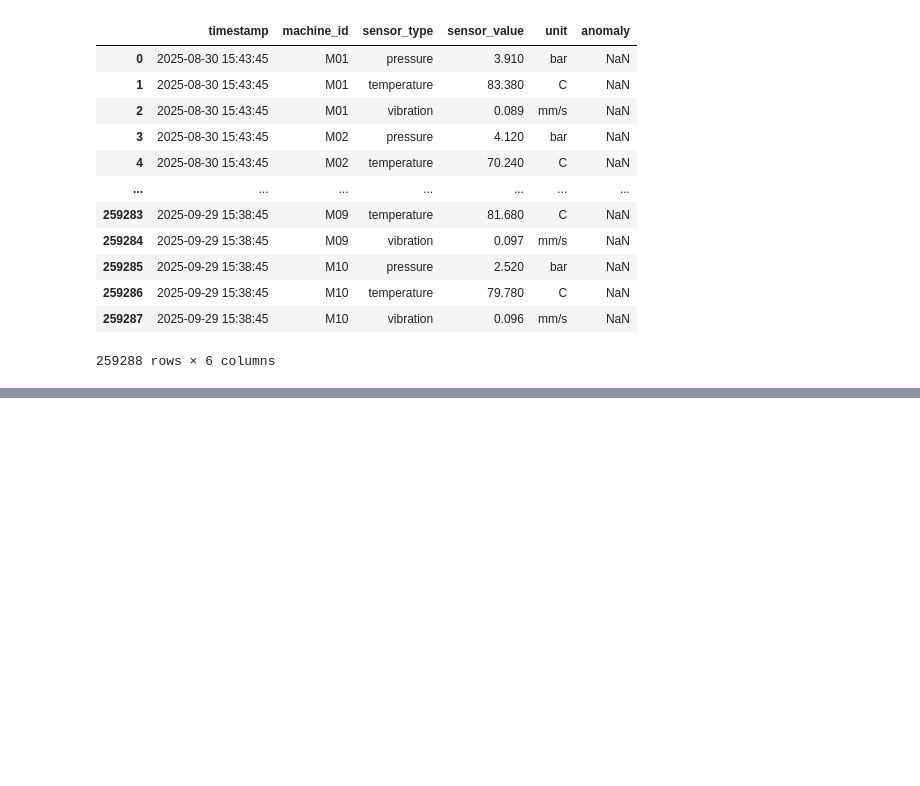
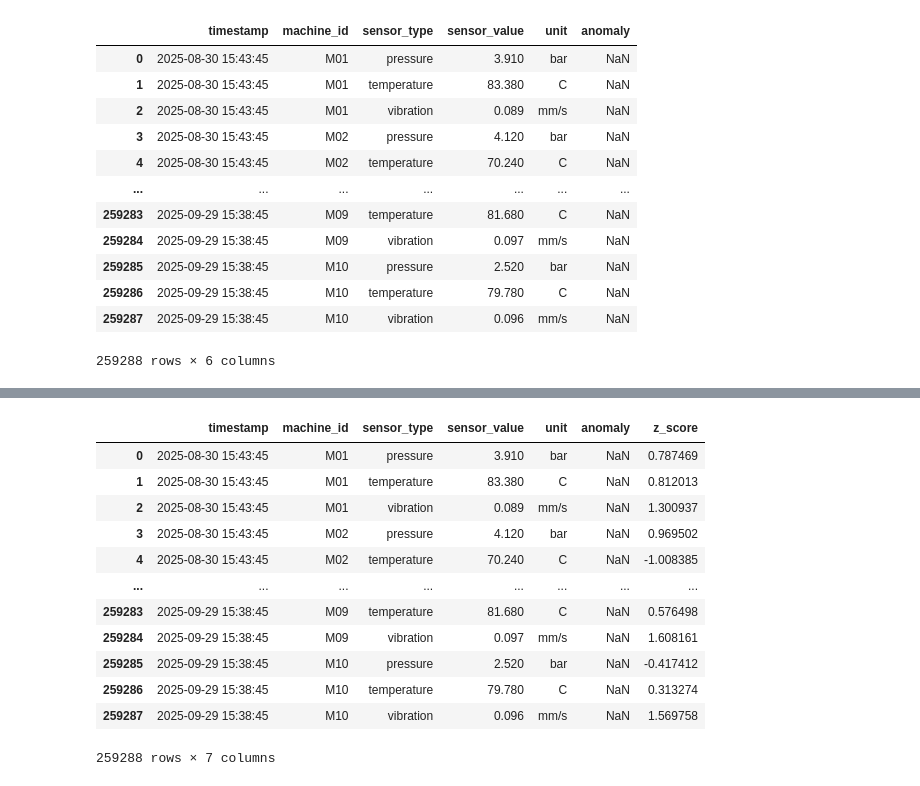
Before and after one commit to sameer99-debug/pandas, a Jupyter notebook: project1.ipynb, the cells around one changed output, grey strips where cells are left out. Cells and saved outputs as stored; diff of their text form; code cells hidden in the pictures; blank space fills up the shorter version.

```diff
--- a/project1.ipynb
+++ b/project1.ipynb
@@ -366,0 +389,18 @@ anomaly_table
+# %%
+anomaly_table['z_score'] = anomaly_table.groupby('sensor_type')['sensor_value'].transform(lambda x: (x - x.mean()) / x.std())
+# %%
+anomaly_table
+# %% [output]
+|  | timestamp | machine_id | sensor_type | sensor_value | unit | anomaly | z_score |
+| 0 | 2025-08-30 15:43:45 | M01 | pressure | 3.910 | bar | NaN | 0.787469 |
+| 1 | 2025-08-30 15:43:45 | M01 | temperature | 83.380 | C | NaN | 0.812013 |
+| 2 | 2025-08-30 15:43:45 | M01 | vibration | 0.089 | mm/s | NaN | 1.300937 |
+| 3 | 2025-08-30 15:43:45 | M02 | pressure | 4.120 | bar | NaN | 0.969502 |
+| 4 | 2025-08-30 15:43:45 | M02 | temperature | 70.240 | C | NaN | -1.008385 |
+| ... | ... | ... | ... | ... | ... | ... | ... |
+| 259283 | 2025-09-29 15:38:45 | M09 | temperature | 81.680 | C | NaN | 0.576498 |
+| 259284 | 2025-09-29 15:38:45 | M09 | vibration | 0.097 | mm/s | NaN | 1.608161 |
+| 259285 | 2025-09-29 15:38:45 | M10 | pressure | 2.520 | bar | NaN | -0.417412 |
+| 259286 | 2025-09-29 15:38:45 | M10 | temperature | 79.780 | C | NaN | 0.313274 |
+| 259287 | 2025-09-29 15:38:45 | M10 | vibration | 0.096 | mm/s | NaN | 1.569758 |
+259288 rows × 7 columns
```
Also changed, not shown: parts of 7 cells of this notebook.
